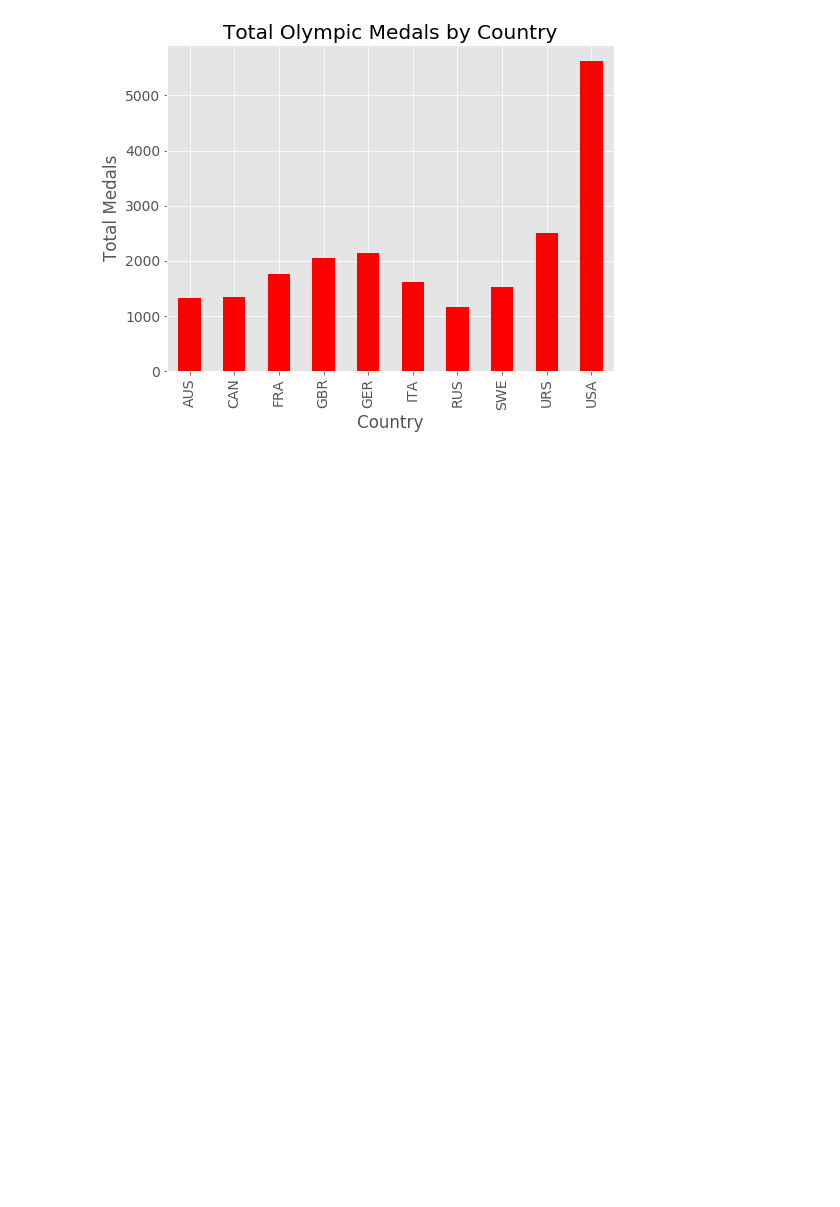
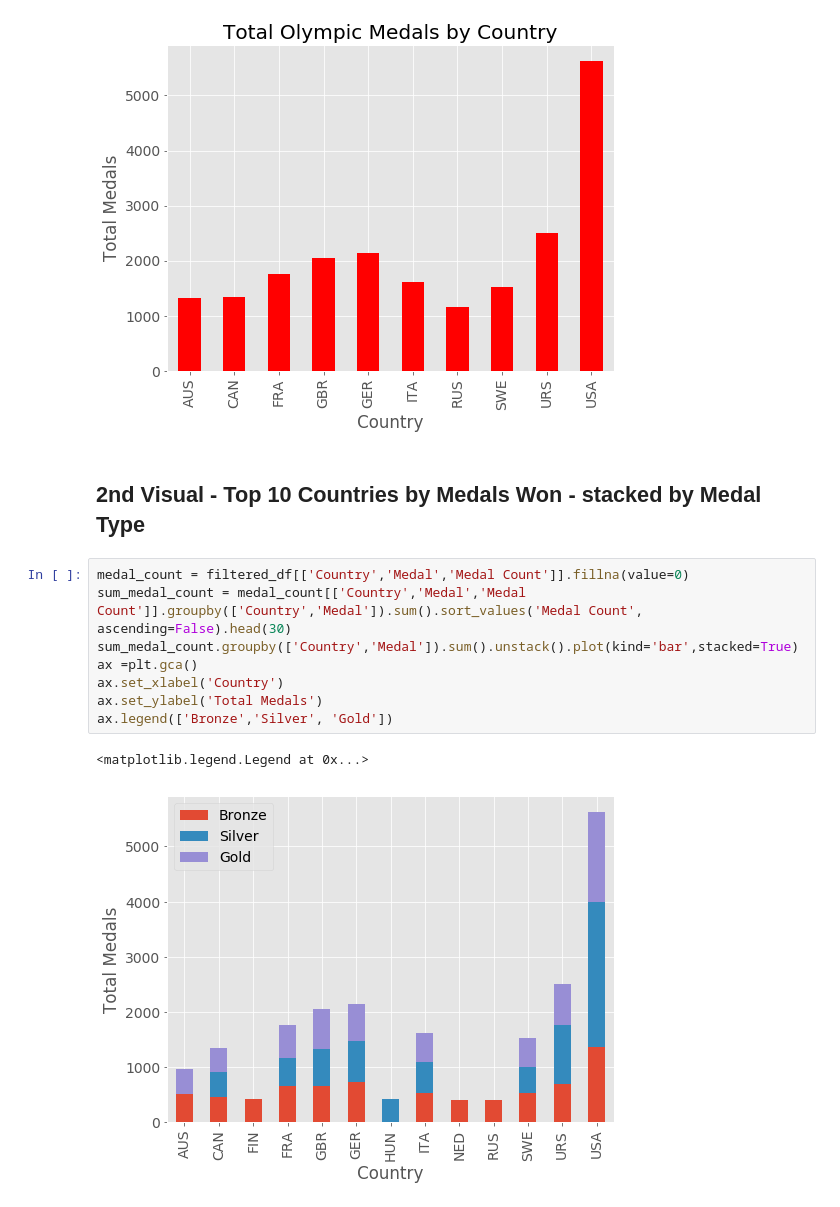
Before and after one commit to vanlybxv/Final_Project_GA, a Jupyter notebook: Olympics2.ipynb, the cells around one changed output. Saved outputs shown, nothing was run; the diff lists cells and outputs as text; blank space fills up the shorter version.

```diff
--- a/Olympics2.ipynb
+++ b/Olympics2.ipynb
@@ -110,4 +110,17 @@ ax.set_ylabel('Total Medals')
 # %% [output]
 Text(0, 0.5, 'Total Medals')
 [figure]
+# %% [markdown]
+## 2nd Visual - Top 10 Countries by Medals Won - stacked by Medal Type
+# %%
+medal_count = filtered_df[['Country','Medal','Medal Count']].fillna(value=0)
+sum_medal_count = medal_count[['Country','Medal','Medal Count']].groupby(['Country','Medal']).sum().sort_values('Medal Count', ascending=False).head(30)
+sum_medal_count.groupby(['Country','Medal']).sum().unstack().plot(kind='bar',stacked=True)
+ax =plt.gca()
+ax.set_xlabel('Country')
+ax.set_ylabel('Total Medals')
+ax.legend(['Bronze','Silver', 'Gold'])
+# %% [output]
+<matplotlib.legend.Legend at 0x...>
+[figure, added]
 # %% [markdown]
```
Also changed, not shown: parts of 3 cells of this notebook.
